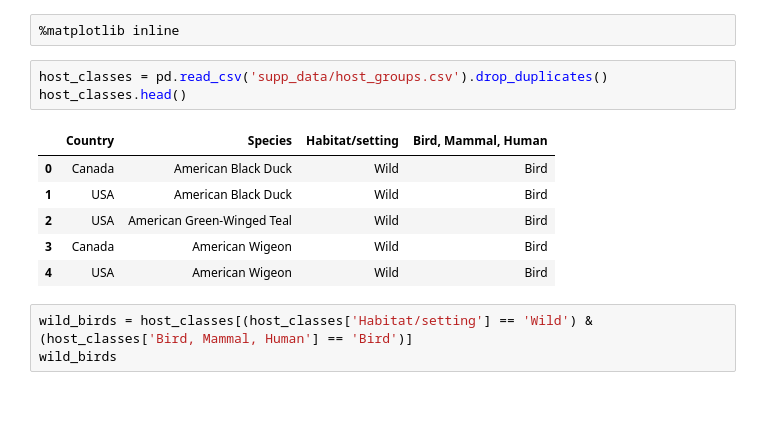
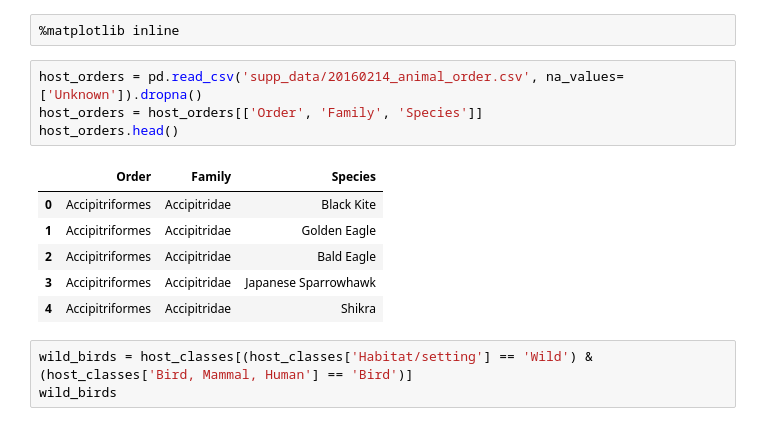
Before and after one commit to ericmjl/influenza-global-reassortment, a Jupyter notebook: Revisions - Wild Bird by Host Order.ipynb, the cells around one changed output. Saved outputs shown, nothing was run; the diff lists cells and outputs as text.

```diff
--- a/Revisions - Wild Bird by Host Order.ipynb
+++ b/Revisions - Wild Bird by Host Order.ipynb
@@ -4,16 +4,17 @@ import matplotlib.pyplot as plt
 import numpy as np
 # %%
 %matplotlib inline
-# %%
-host_classes = pd.read_csv('supp_data/host_groups.csv').drop_duplicates()
-host_classes.head()
-# %% [output]
-|  | Country | Species | Habitat/setting | Bird, Mammal, Human |
-| 0 | Canada | American Black Duck | Wild | Bird |
-| 1 | USA | American Black Duck | Wild | Bird |
-| 2 | USA | American Green-Winged Teal | Wild | Bird |
-| 3 | Canada | American Wigeon | Wild | Bird |
-| 4 | USA | American Wigeon | Wild | Bird |
+# %%
+host_orders = pd.read_csv('supp_data/20160214_animal_order.csv', na_values=['Unknown']).dropna()
+host_orders = host_orders[['Order', 'Family', 'Species']]
+host_orders.head()
+# %% [output]
+|  | Order | Family | Species |
+| 0 | Accipitriformes | Accipitridae | Black Kite |
+| 1 | Accipitriformes | Accipitridae | Golden Eagle |
+| 2 | Accipitriformes | Accipitridae | Bald Eagle |
+| 3 | Accipitriformes | Accipitridae | Japanese Sparrowhawk |
+| 4 | Accipitriformes | Accipitridae | Shikra |
 # %%
 wild_birds = host_classes[(host_classes['Habitat/setting'] == 'Wild') & (host_classes['Bird, Mammal, Human'] == 'Bird')]
 wild_birds
```
Also changed, not shown: 6 other files.
